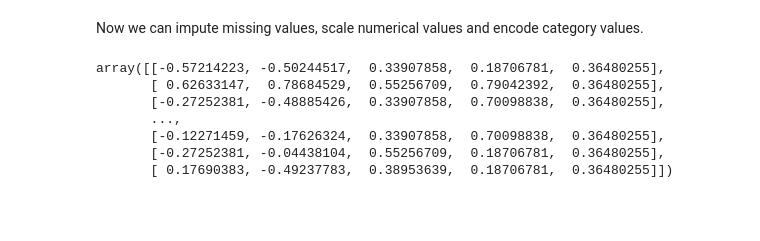
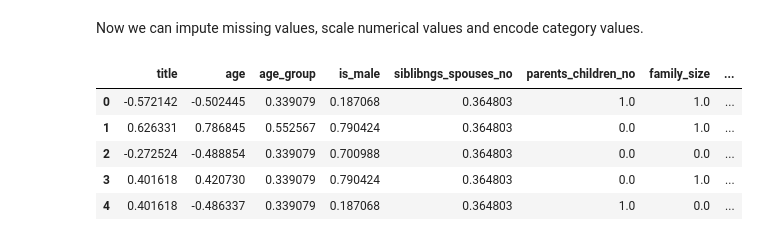
Before and after one commit to mskhmelik/kaggle, a Jupyter notebook: 1_Titanic/prj_titanic.ipynb, the cells around one changed output. Drawn from its saved outputs; the diff is of its cells as text; code cells hidden in the pictures; blank space fills up the shorter version.

Commit message:
modified:   1_Titanic/prj_titanic.ipynb changes:    finished pipeline

```diff
--- a/1_Titanic/prj_titanic.ipynb
+++ b/1_Titanic/prj_titanic.ipynb
@@ -366,39 +378,43 @@ Now we can impute missing values, scale numerical values and encode category val
 # %%
 numerical_transformer = Pipeline(steps=[
     ('imputer', KNNImputer()),
     ('scaler', StandardScaler())
 ])
 
 categorical_transformer = Pipeline(steps=[
     ('imputer', SimpleImputer(strategy='most_frequent')),
     ('encoder', MEstimateEncoder())
 ])
 
 preprocessor = ColumnTransformer(
     transformers=[
         ('num', numerical_transformer, ['age', 'fare']),
         ('cat', categorical_transformer, ['embarked', 'title', 'age_group'])
-    ]
+    ],
+    remainder='passthrough'
 )
 
 pipeline = Pipeline([
     ('preprocessor', preprocessor),
 ])
 
 pipeline.fit(
     dct_splits['train']['features'],
     dct_splits['train']['target']
 )
 
-dct_splits['train']['features'] = pipeline.transform(dct_splits['train']['features'])
-dct_splits['test']['features'] = pipeline.transform(dct_splits['test']['features'])
+dct_splits['train']['features'] = pd.DataFrame(
+    pipeline.transform(dct_splits['train']['features']), columns=columns_to_keep
+)
+dct_splits['test']['features'] = pd.DataFrame(
+    pipeline.transform(dct_splits['test']['features']), columns=columns_to_keep
+)
+
+display(dct_splits['train']['features'].head())
+# %% [output]
+|  | title | age | age_group | is_male | siblibngs_spouses_no | parents_children_no | family_size | ... |
+| 0 | -0.572142 | -0.502445 | 0.339079 | 0.187068 | 0.364803 | 1.0 | 1.0 | ... |
+| 1 | 0.626331 | 0.786845 | 0.552567 | 0.790424 | 0.364803 | 0.0 | 1.0 | ... |
+| 2 | -0.272524 | -0.488854 | 0.339079 | 0.700988 | 0.364803 | 0.0 | 0.0 | ... |
+| 3 | 0.401618 | 0.420730 | 0.339079 | 0.790424 | 0.364803 | 0.0 | 1.0 | ... |
+| 4 | 0.401618 | -0.486337 | 0.339079 | 0.187068 | 0.364803 | 1.0 | 0.0 | ... |
-# %%
-dct_splits['train']['features']
-# %% [output]
-array([[-0.57214223, -0.50244517,  0.33907858,  0.18706781,  0.36480255],
-       [ 0.62633147,  0.78684529,  0.55256709,  0.79042392,  0.36480255],
-       [-0.27252381, -0.48885426,  0.33907858,  0.70098838,  0.36480255],
-       ...,
-       [-0.12271459, -0.17626324,  0.33907858,  0.70098838,  0.36480255],
-       [-0.27252381, -0.04438104,  0.55256709,  0.18706781,  0.36480255],
-       [ 0.17690383, -0.49237783,  0.38953639,  0.18706781,  0.36480255]])
```
Also changed, not shown: parts of 3 cells of this notebook.
